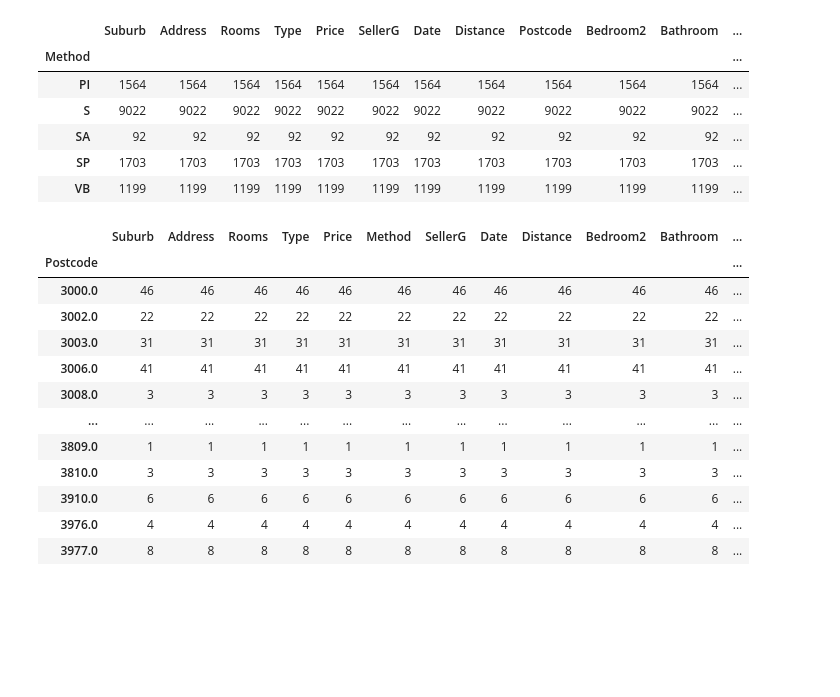
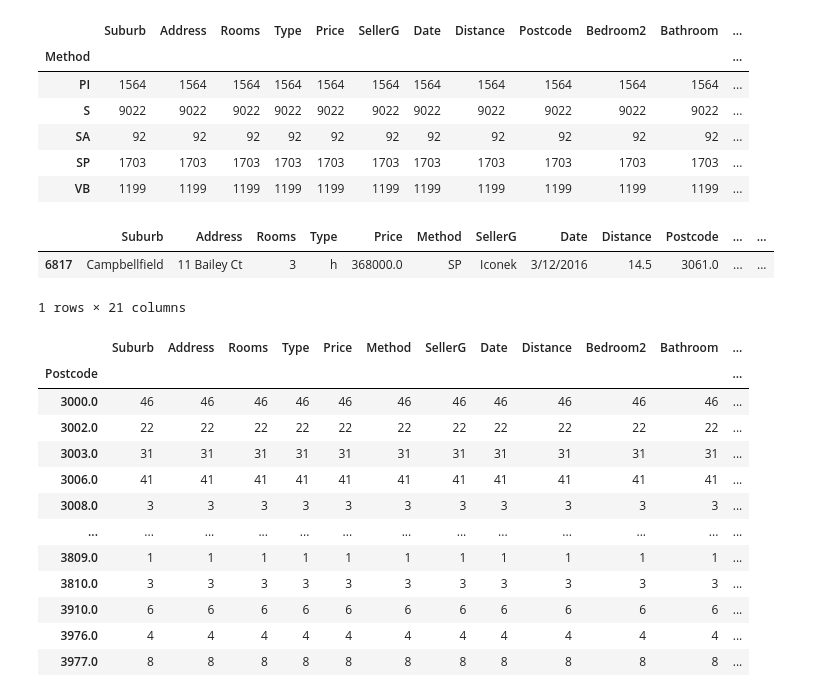
Before and after one commit to cgoviedo/Diplodatos, a Jupyter notebook: analisis_curacion/Entregable_Parte_1.ipynb, the cells around one changed output. Saved outputs shown, nothing was run; the diff lists cells and outputs as text; code cells hidden in the pictures; blank space fills up the shorter version.

```diff
--- a/analisis_curacion/Entregable_Parte_1.ipynb
+++ b/analisis_curacion/Entregable_Parte_1.ipynb
@@ -68,6 +68,12 @@ melb_df.groupby(['Method']).count()
 | SA | 92 | 92 | 92 | 92 | 92 | 92 | 92 | 92 | 92 | 92 | 92 | ... |
 | SP | 1703 | 1703 | 1703 | 1703 | 1703 | 1703 | 1703 | 1703 | 1703 | 1703 | 1703 | ... |
 | VB | 1199 | 1199 | 1199 | 1199 | 1199 | 1199 | 1199 | 1199 | 1199 | 1199 | 1199 | ... |
+# %%
+melb_df.iloc[[6817]]
+# %% [output]
+|  | Suburb | Address | Rooms | Type | Price | Method | SellerG | Date | Distance | Postcode | ... | ... |
+| 6817 | Campbellfield | 11 Bailey Ct | 3 | h | 368000.0 | SP | Iconek | 3/12/2016 | 14.5 | 3061.0 | ... | ... |
+1 rows × 21 columns
 # %%
 melb_df.groupby(['Postcode']).count()
 # %% [output]
```
Also changed, not shown: parts of 24 cells of this notebook.
